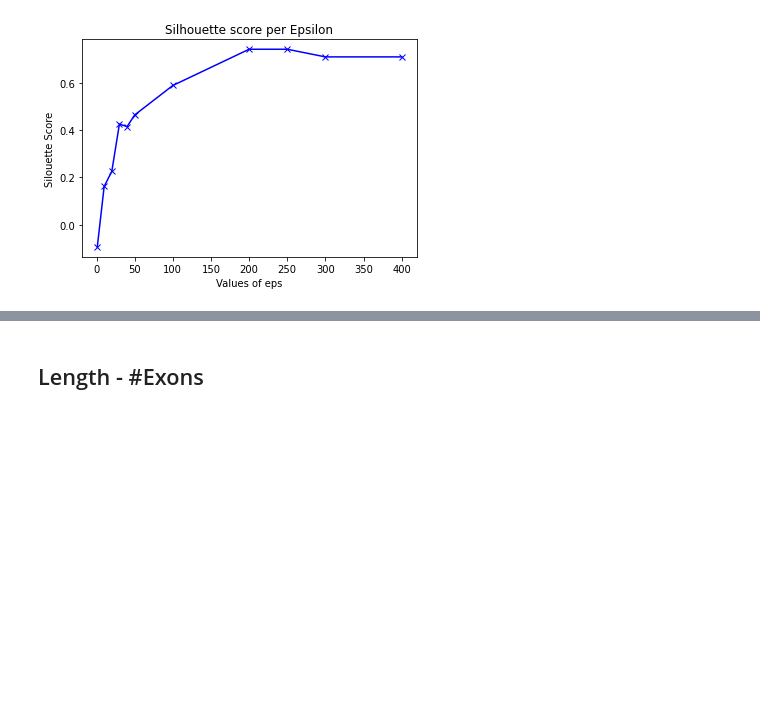
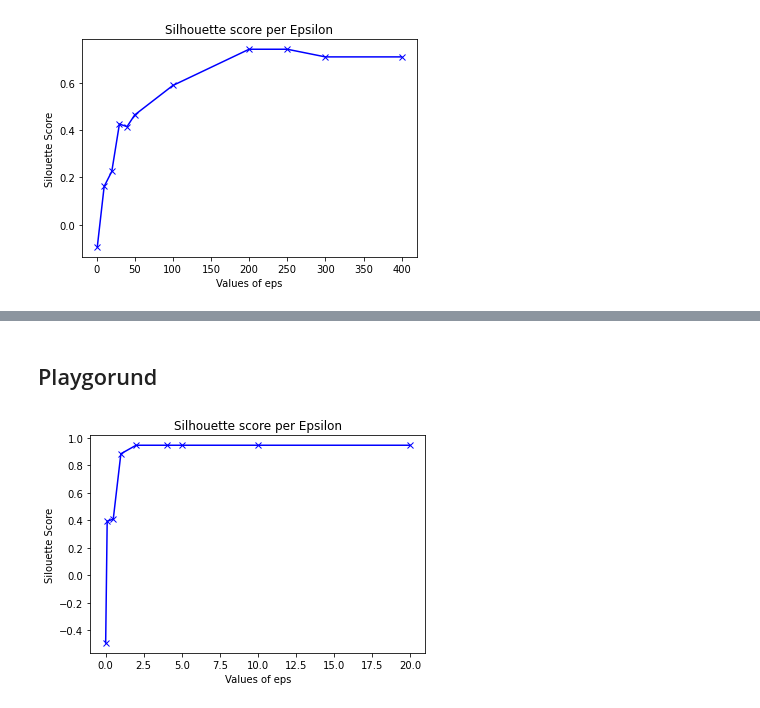
Before and after one commit to hahahannes/rna-clustering, a Jupyter notebook: notebook.ipynb, the cells around one changed output, grey strips where cells are left out. Drawn from its saved outputs; the diff is of its cells as text; code cells hidden in the pictures; blank space fills up the shorter version.

```diff
--- a/notebook.ipynb
+++ b/notebook.ipynb
@@ -53,7 +55,9 @@ IndexError: single positional indexer is out-of-bounds
-# %% [markdown]
-## Length - #Exons
+# %% [markdown]
+## Playgorund
 # %%
-df = df_all[['length', 'number_exons']]
+df = df_all[['number_introns', 'number_exons']]
 find_best_eps(df)
+# %% [output]
+[figure, added]
 # %%
 run_dbscan(df, 40)
```
Also changed, not shown: parts of 15 cells of this notebook, 2 other files.
